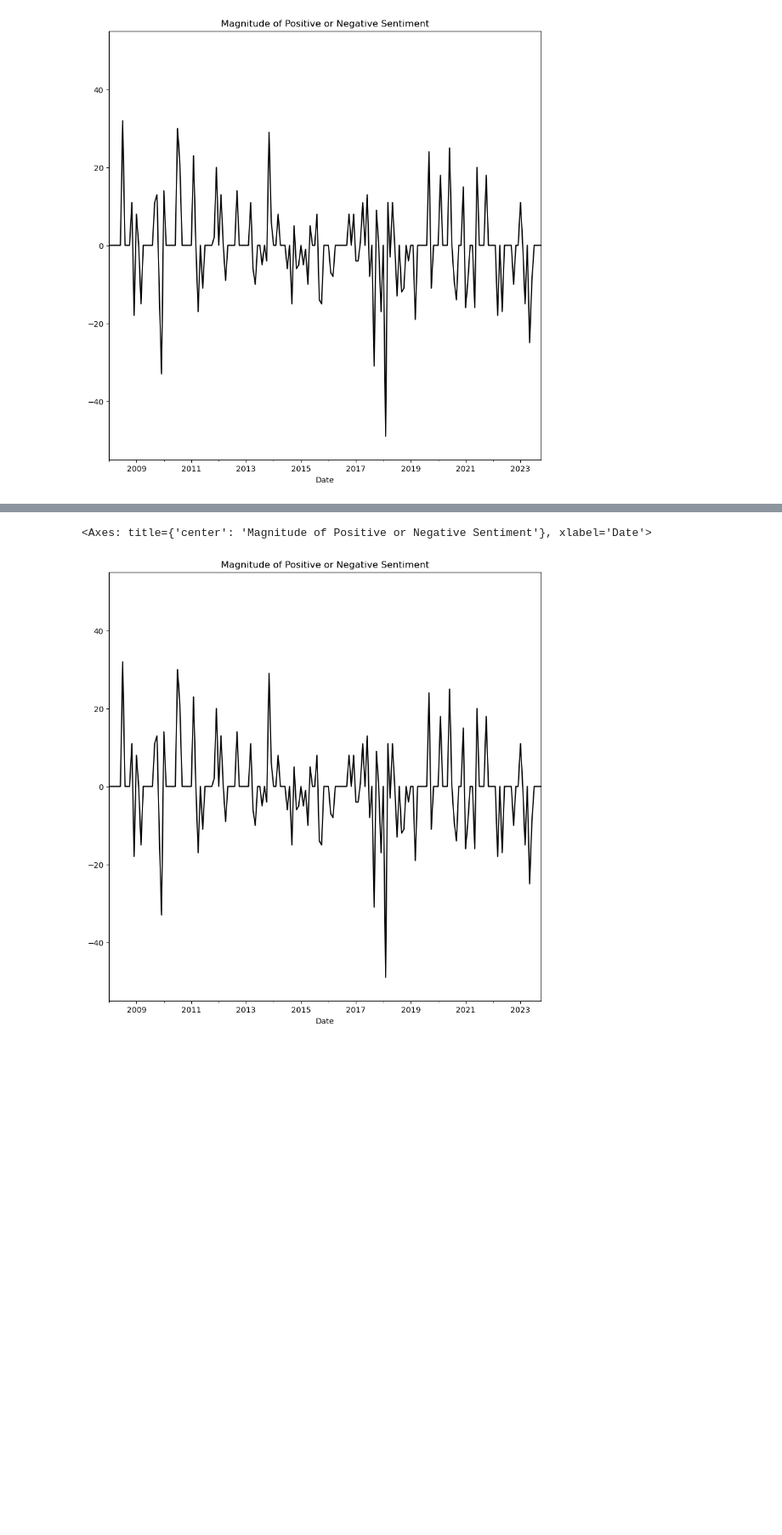
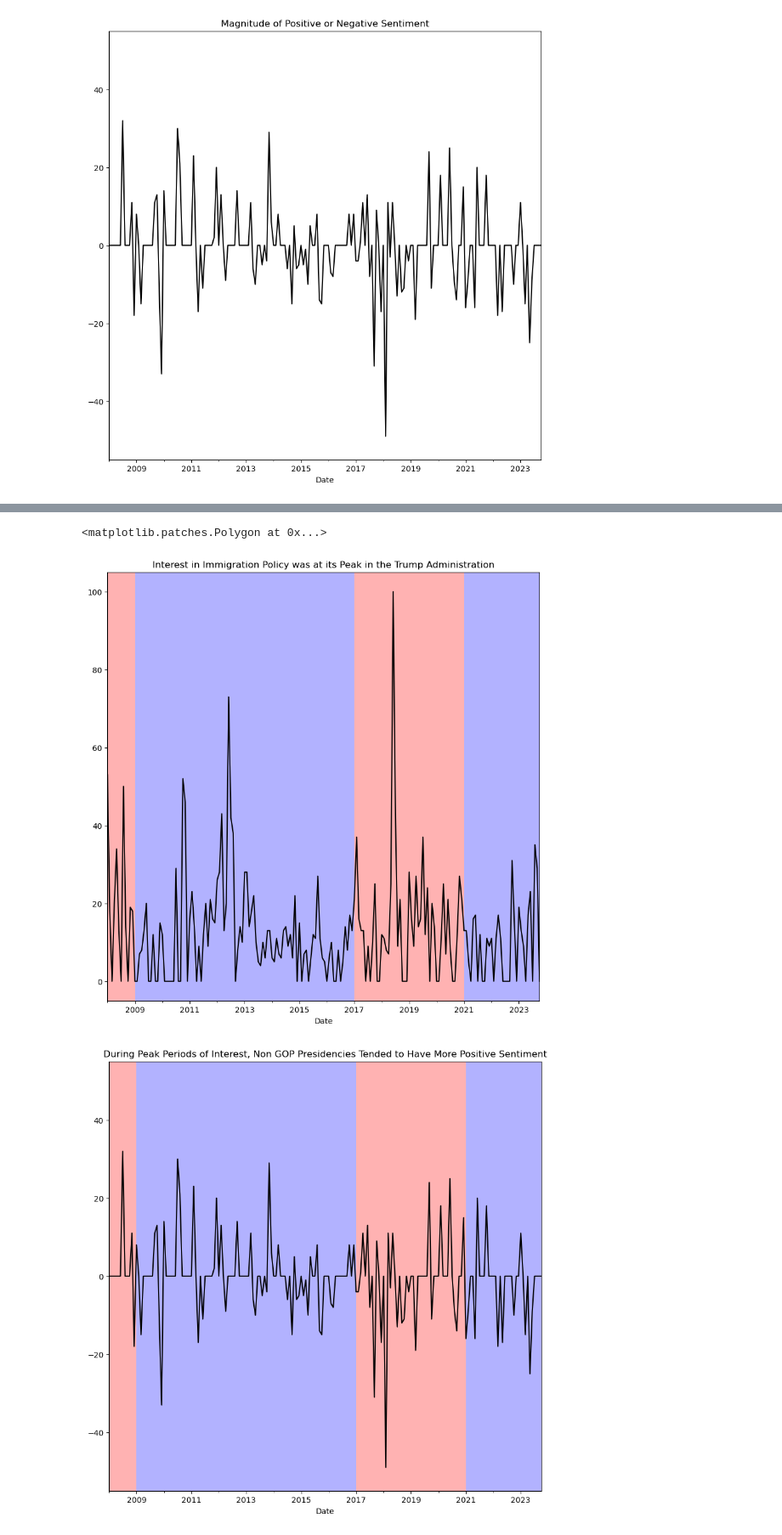
Before and after one commit to galibest2/as.180.369, a Jupyter notebook: contrib/galibest2/Research-Paper-Notebook.ipynb, the cells around one changed output, grey strips where cells are left out. Shown at 85% size. Saved outputs shown, nothing was run; the diff lists cells and outputs as text; code cells hidden in the pictures; blank space fills up the shorter version.

Commit message:
Added colors to distinguish between GOP and non GOP presidencies. I then adjusted the titles and order to best reflect the narratives presented throught the data.

```diff
--- a/contrib/galibest2/Research-Paper-Notebook.ipynb
+++ b/contrib/galibest2/Research-Paper-Notebook.ipynb
@@ -118,6 +118,8 @@ dtype: object
 df_trend["pro narrative"] = pd.to_numeric(df_trend["pro narrative"])
 
 df_trend["neg narrative"] = pd.to_numeric(df_trend["neg narrative"])
+
+df_trend["policy"] = pd.to_numeric(df_trend["policy"])
 # %%
 df_trend.dtypes
 # %% [output]
@@ -210,6 +219,23 @@ df_trend.plot(x="Date", y=["Overall Sentiment"], figsize=(10,10), color = 'black
 # %%
-df_trend.plot(x="Date", y=["Overall Sentiment"], figsize=(10,10), color = 'black', legend = False,
-              ylim = (-range - 5 ,range + 5), title = "Magnitude of Positive or Negative Sentiment")
+#Adding Political Parties
+
+graph1 = df_trend.plot(x="Date", y=["policy"], figsize=(10,10), color = 'black',
+              legend = False, title = "Interest in Immigration Policy was at its Peak in the Trump Administration")
+
+
+graph1.axvspan("2008-01-01", "2009-01-19", facecolor='red', alpha=0.3)
+graph1.axvspan("2009-01-20", "2017-01-19", facecolor='blue', alpha=0.3)
+graph1.axvspan("2017-01-20", "2021-01-19", facecolor='red', alpha=0.3)
+graph1.axvspan("2021-01-20", "2023-10-01", facecolor='blue', alpha=0.3)
+
+graph2 = df_trend.plot(x="Date", y=["Overall Sentiment"], figsize=(10,10), color = 'black', legend = False,
+              ylim = (-range - 5 ,range + 5), title = "During Peak Periods of Interest, Non GOP Presidencies Tended to Have More Positive Sentiment", )
+
+graph2.axvspan("2008-01-01", "2009-01-19", facecolor='red', alpha=0.3)
+graph2.axvspan("2009-01-20", "2017-01-19", facecolor='blue', alpha=0.3)
+graph2.axvspan("2017-01-20", "2021-01-19", facecolor='red', alpha=0.3)
+graph2.axvspan("2021-01-20", "2023-10-01", facecolor='blue', alpha=0.3)
 # %% [output]
-<Axes: title={'center': 'Magnitude of Positive or Negative Sentiment'}, xlabel='Date'>
+<matplotlib.patches.Polygon at 0x...>
-[figure, old version]
+[figure, new version]
+[figure, added]
```
Also changed, not shown: parts of 2 cells of this notebook.
